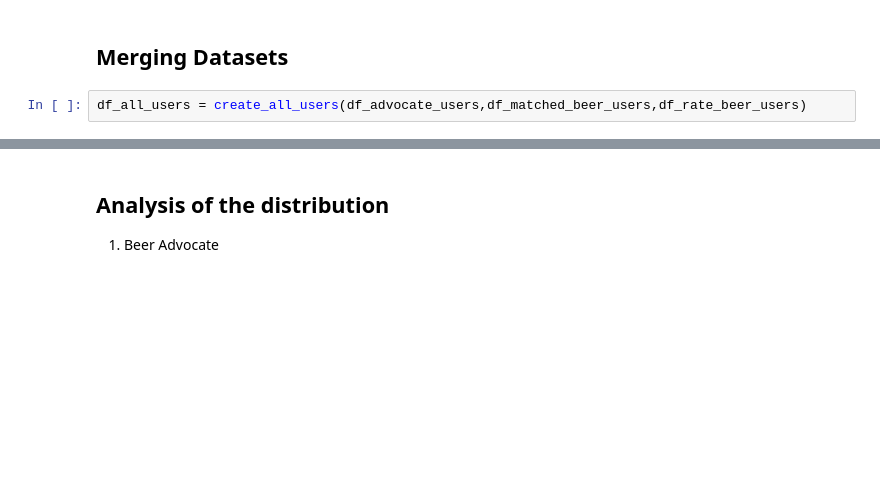
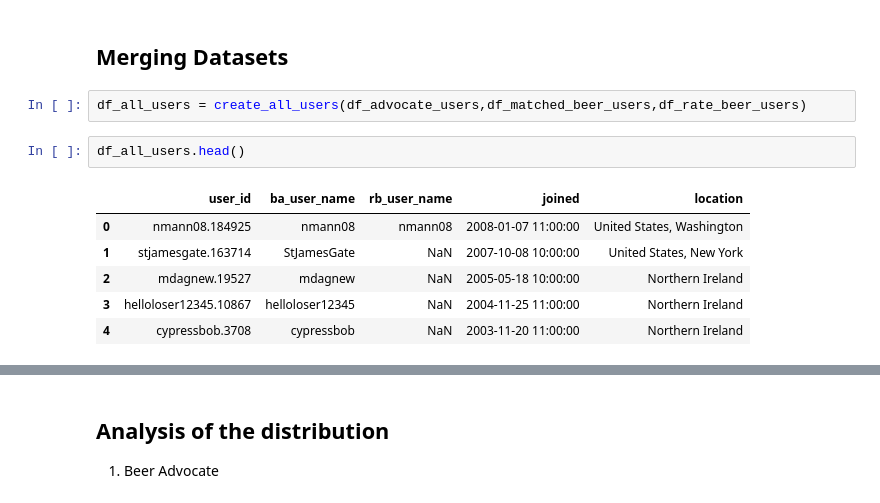
Before and after one commit to epfl-ada/ada-2023-project-remontada, a Jupyter notebook: code/main_vincent_roduit.ipynb, the cells around one changed output, grey strips where cells are left out. Drawn from its saved outputs; the diff is of its cells as text; blank space fills up the shorter version.

```diff
--- a/code/main_vincent_roduit.ipynb
+++ b/code/main_vincent_roduit.ipynb
@@ -158,6 +155,15 @@ df_advocate_users.drop_duplicates(subset = 'user_id', inplace = True)
 ## Merging Datasets
 # %%
 df_all_users = create_all_users(df_advocate_users,df_matched_beer_users,df_rate_beer_users)
+# %%
+df_all_users.head()
+# %% [output]
+|  | user_id | ba_user_name | rb_user_name | joined | location |
+| 0 | nmann08.184925 | nmann08 | nmann08 | 2008-01-07 11:00:00 | United States, Washington |
+| 1 | stjamesgate.163714 | StJamesGate | NaN | 2007-10-08 10:00:00 | United States, New York |
+| 2 | mdagnew.19527 | mdagnew | NaN | 2005-05-18 10:00:00 | Northern Ireland |
+| 3 | helloloser12345.10867 | helloloser12345 | NaN | 2004-11-25 11:00:00 | Northern Ireland |
+| 4 | cypressbob.3708 | cypressbob | NaN | 2003-11-20 11:00:00 | Northern Ireland |
 # %%
 df_ratings_stat = create_ratings_stat(df_advocate_ratings,df_rate_beer_ratings, df_all_users)
 # %% [output]
```
Also changed, not shown: parts of 10 cells of this notebook, 2 other files.
